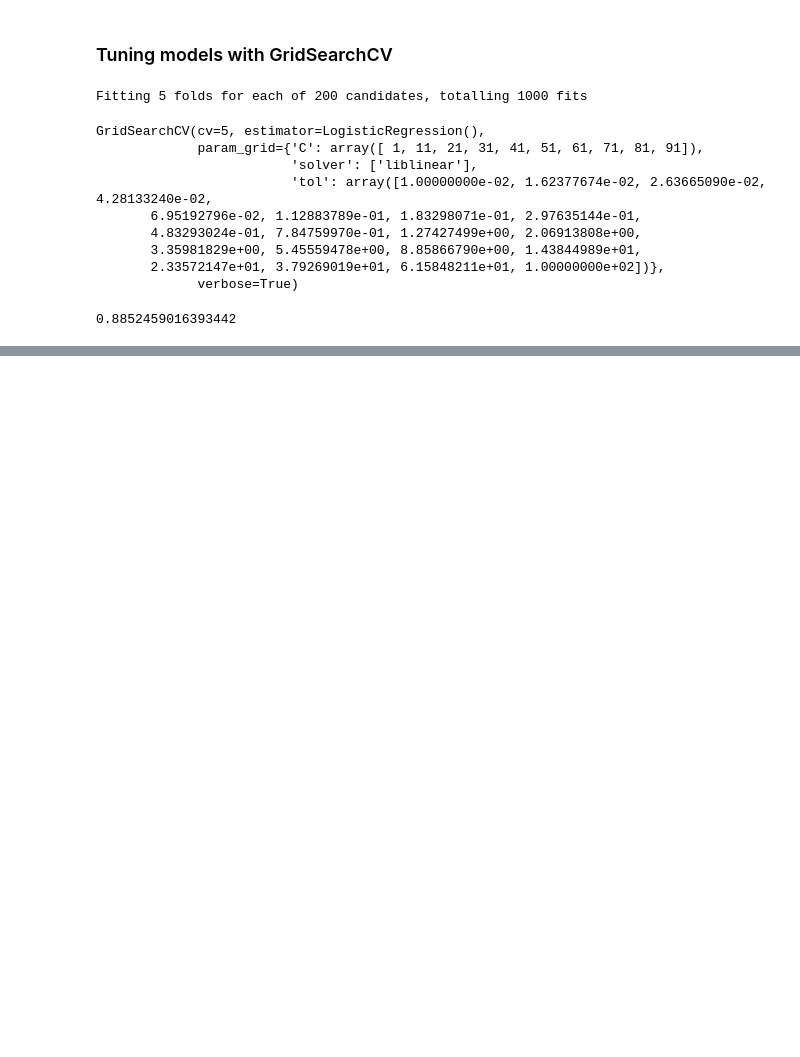
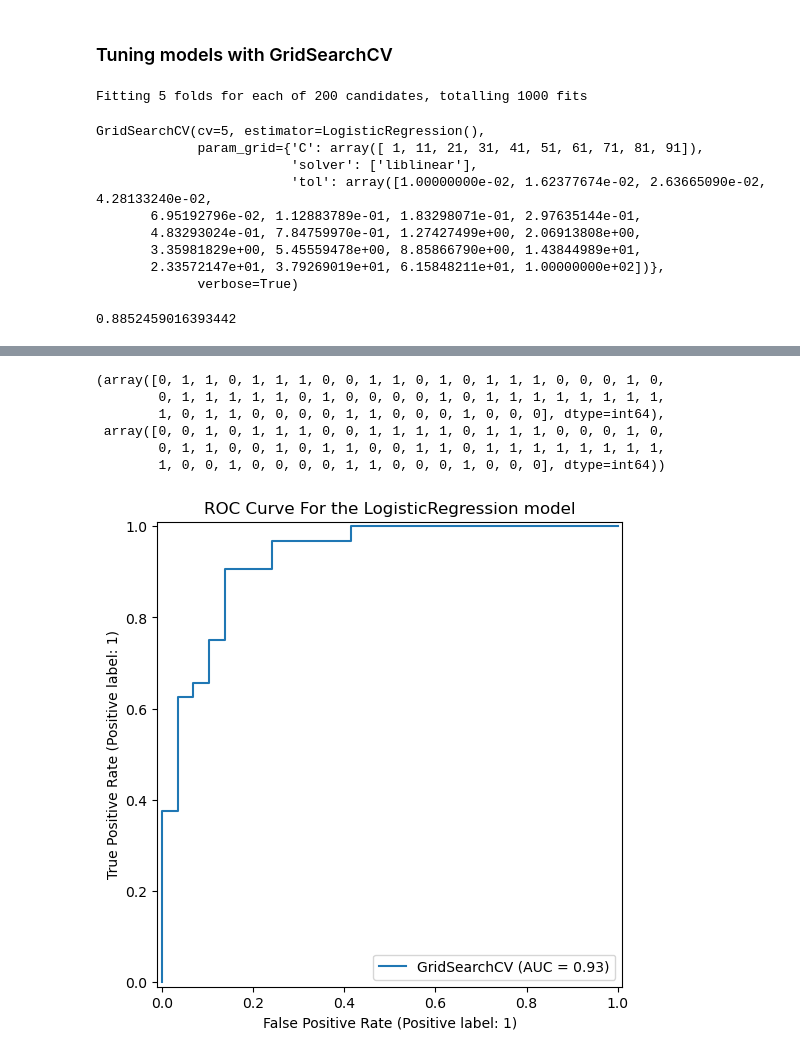
Before and after one commit to UGSNBandara/Machine-Learning-introduction, a Jupyter notebook: SuperV_projects/Heart_disease_predictor.ipynb, the cells around one changed output, grey strips where cells are left out. Saved outputs shown, nothing was run; the diff lists cells and outputs as text; code cells hidden in the pictures; blank space fills up the shorter version.

```diff
--- a/SuperV_projects/Heart_disease_predictor.ipynb
+++ b/SuperV_projects/Heart_disease_predictor.ipynb
@@ -534,0 +543,19 @@ logR_gridS.score(x_test, y_test)
+# %%
+#Predicted data
+y_pred = logR_gridS.predict(x_test)
+y_pred, y_test
+# %% [output]
+(array([0, 1, 1, 0, 1, 1, 1, 0, 0, 1, 1, 0, 1, 0, 1, 1, 1, 0, 0, 0, 1, 0,
+        0, 1, 1, 1, 1, 1, 0, 1, 0, 0, 0, 0, 1, 0, 1, 1, 1, 1, 1, 1, 1, 1,
+        1, 0, 1, 1, 0, 0, 0, 0, 1, 1, 0, 0, 0, 1, 0, 0, 0], dtype=int64),
+ array([0, 0, 1, 0, 1, 1, 1, 0, 0, 1, 1, 1, 1, 0, 1, 1, 1, 0, 0, 0, 1, 0,
+        0, 1, 1, 0, 0, 1, 0, 1, 1, 0, 0, 1, 1, 0, 1, 1, 1, 1, 1, 1, 1, 1,
+        1, 0, 0, 1, 0, 0, 0, 0, 1, 1, 0, 0, 0, 1, 0, 0, 0], dtype=int64))
+# %%
+RocCurveDisplay.from_estimator(estimator=logR_gridS,
+                              X=x_test,
+                              y=y_test);
+plt.title("ROC Curve For the LogisticRegression model")
+plt.show()
+# %% [output]
+[figure, added]
```
Also changed, not shown: parts of 18 cells of this notebook.
